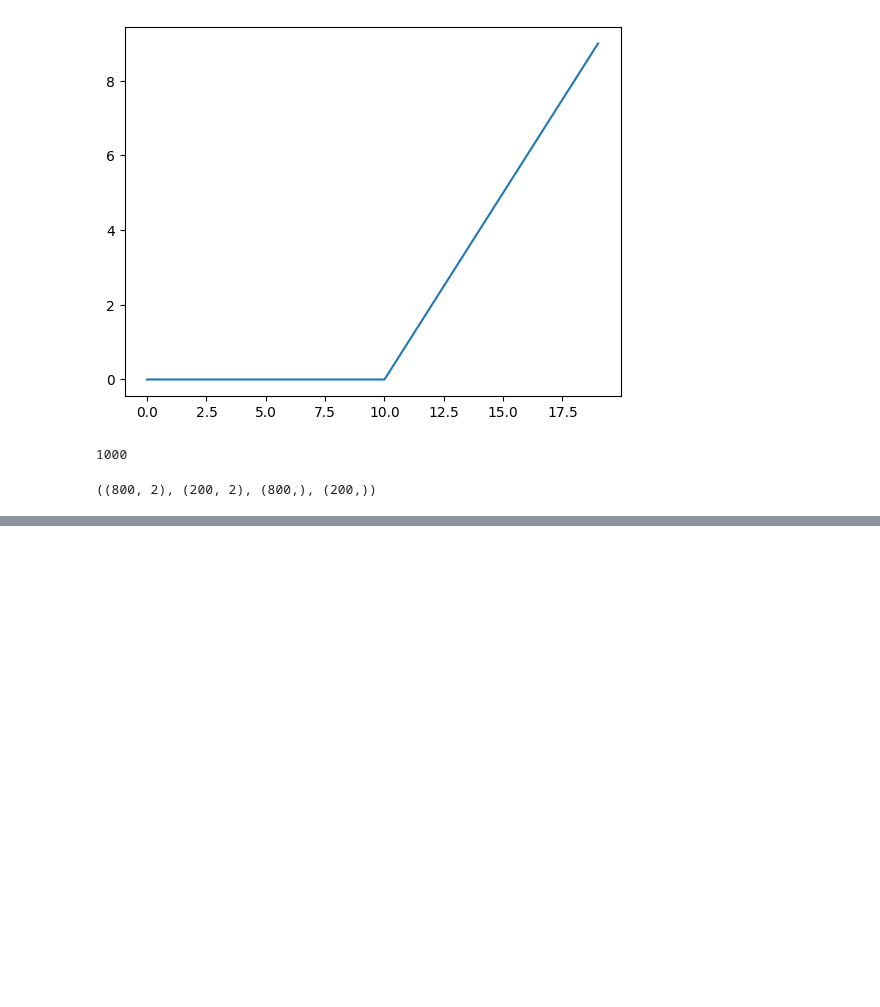
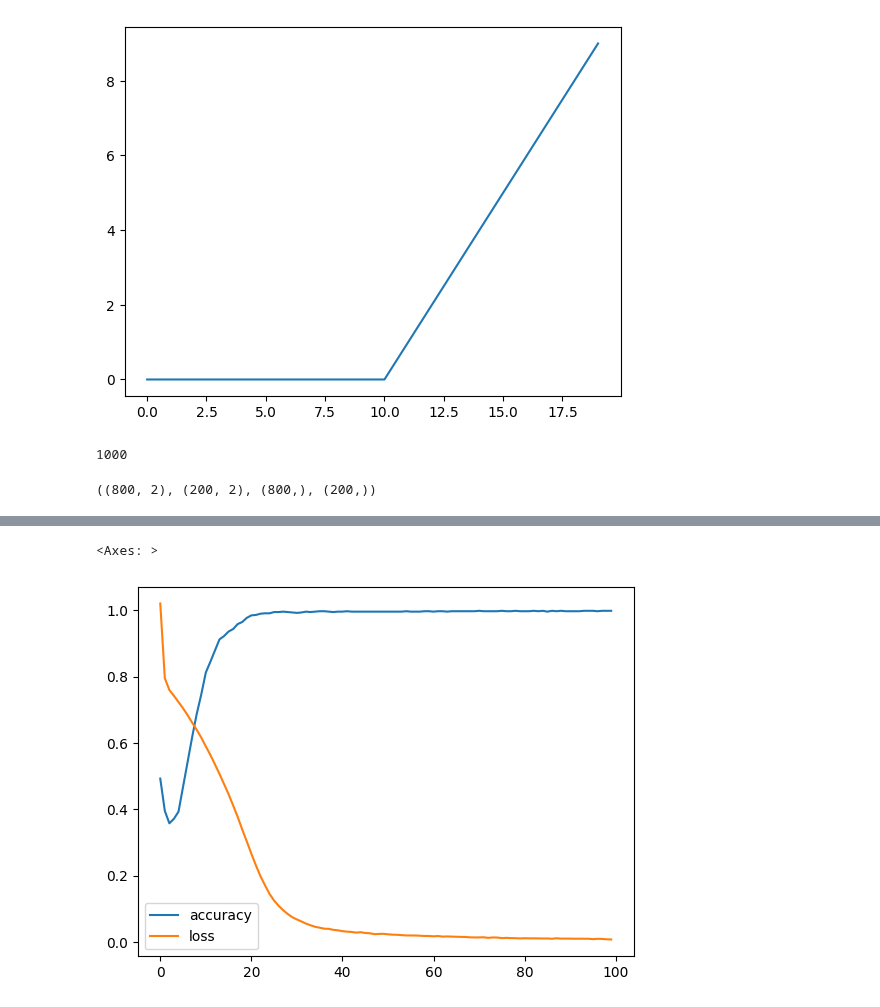
Before and after one commit to akshat-shethia/Deep_Learning, a Jupyter notebook: TensorFlow_For_Deep_Learning/My_02_neural_network_classification_in_tensorflow.ipynb, the cells around one changed output, grey strips where cells are left out. Drawn from its saved outputs; the diff is of its cells as text; code cells hidden in the pictures; blank space fills up the shorter version.

```diff
--- a/TensorFlow_For_Deep_Learning/My_02_neural_network_classification_in_tensorflow.ipynb
+++ b/TensorFlow_For_Deep_Learning/My_02_neural_network_classification_in_tensorflow.ipynb
@@ -424,0 +461,5 @@ doing binary classifcation...
+# %%
+pd.DataFrame(history_6.history).plot()
+# %% [output]
+<Axes: >
+[figure, added]
```
Also changed, not shown: parts of 21 cells of this notebook.
